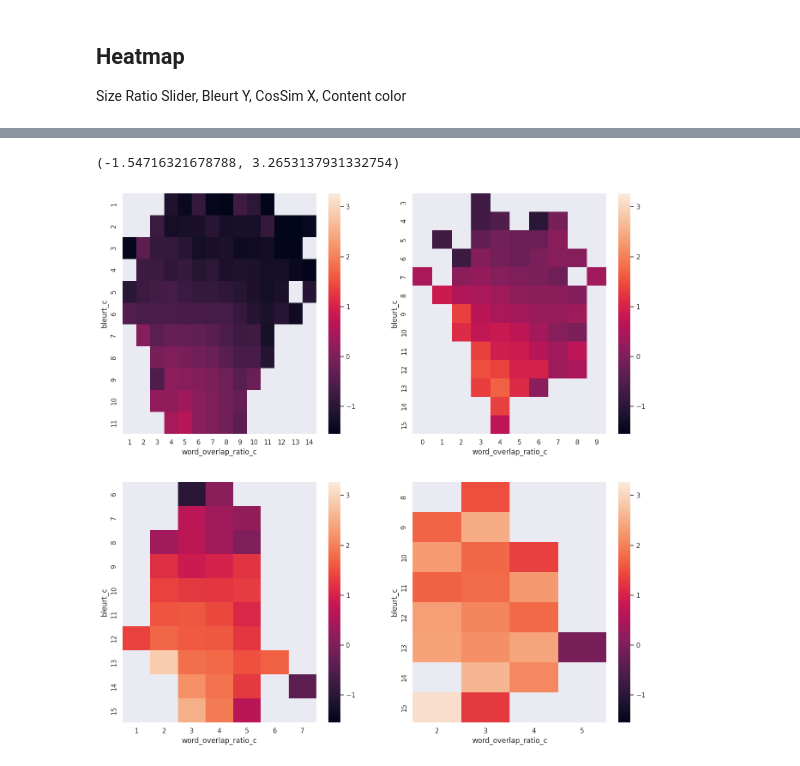
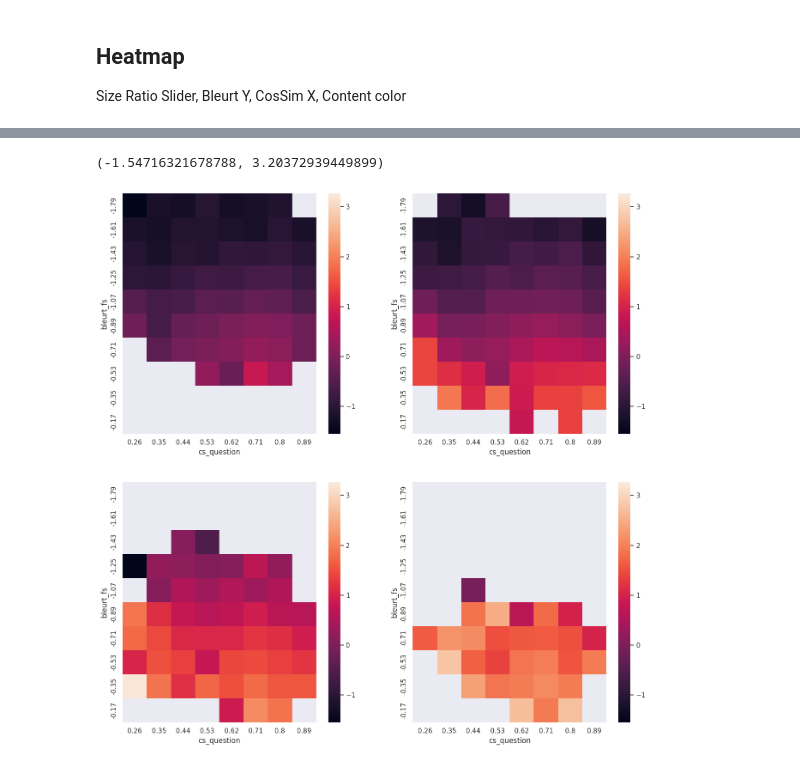
Before and after one commit to phnascimento2/kaggle-summary-text-competition, a Jupyter notebook: notebooks/heatmap_experiments.ipynb, the cells around one changed output, grey strips where cells are left out. Cells and saved outputs as stored; diff of their text form; code cells hidden in the pictures.

Commit message:
simple heatmap visualization

```diff
--- a/notebooks/heatmap_experiments.ipynb
+++ b/notebooks/heatmap_experiments.ipynb
@@ -106,0 +136,3 @@ dx.loc[dx.length_ratio.gt(0.6), "length_ratio"] = 0.6
+# %%
+bcut, bcc =  pd.cut(dx["length_ratio"], bins=np.linspace(0,0.6,13), retbins=True)
+dx["length_ratio"] = [np.round(v.right,2) for v in bcut]
@@ -113,3 +159,0 @@ wcc_map = {v:idx for idx,v in enumerate(np.round(wcc, 2))}
-# %%
-dx["bleurt_c"] = [bcc_map[np.round(v.right,2)] for v in bcut]
-dx["word_overlap_ratio_c"] = [wcc_map[np.round(v.left,2)] for v in wcut]
@@ -116,15 +169,27 @@ dx["word_overlap_ratio_c"] = [wcc_map[np.round(v.left,2)] for v in wcut]
 # %%
-pt = pd.pivot_table(dx, index="bleurt_c", columns="word_overlap_ratio_c",
+pt = pd.pivot_table(dx, index="bleurt_fs", columns="cs_question",
                         values="content", aggfunc="mean")
 pt.min().min(), pt.max().max()
 # %% [output]
-(-1.54716321678788, 3.2653137931332754)
+(-1.54716321678788, 3.20372939449899)
+# %%
+index_vals = pt.index
+col_vals = pt.columns
+
+def expand_cols(df, cols, fillvalue=None):
+    for c in cols:
+        if c not in df.columns:
+            df[c] = fillvalue
+    df = df[cols]
+    return df
 # %%
 _, ax = plt.subplots(2,2, figsize=(16,16))
 ax = ax.flatten()
 for idx, rng in enumerate([(0, 0.1), (0.1, 0.2), (0.2, 0.3), (0.3, 0.4)]):
-    pt = pd.pivot_table(dx[dx.length_ratio.between(*rng)], index="bleurt_c", columns="word_overlap_ratio_c",
+    pt = pd.pivot_table(dx[dx.length_ratio.between(*rng)], index="bleurt_fs", columns="cs_question",
                         values="content", aggfunc="mean")
+    pt = pt.reindex(index_vals)
+    pt = expand_cols(pt, col_vals)
     sns.heatmap(pt, vmin=-1.548, vmax=3.27, ax=ax[idx])
 # %% [output]
-[figure, old version]
+[figure, new version]
```
Also changed, not shown: parts of 19 cells of this notebook, 3 other files.
